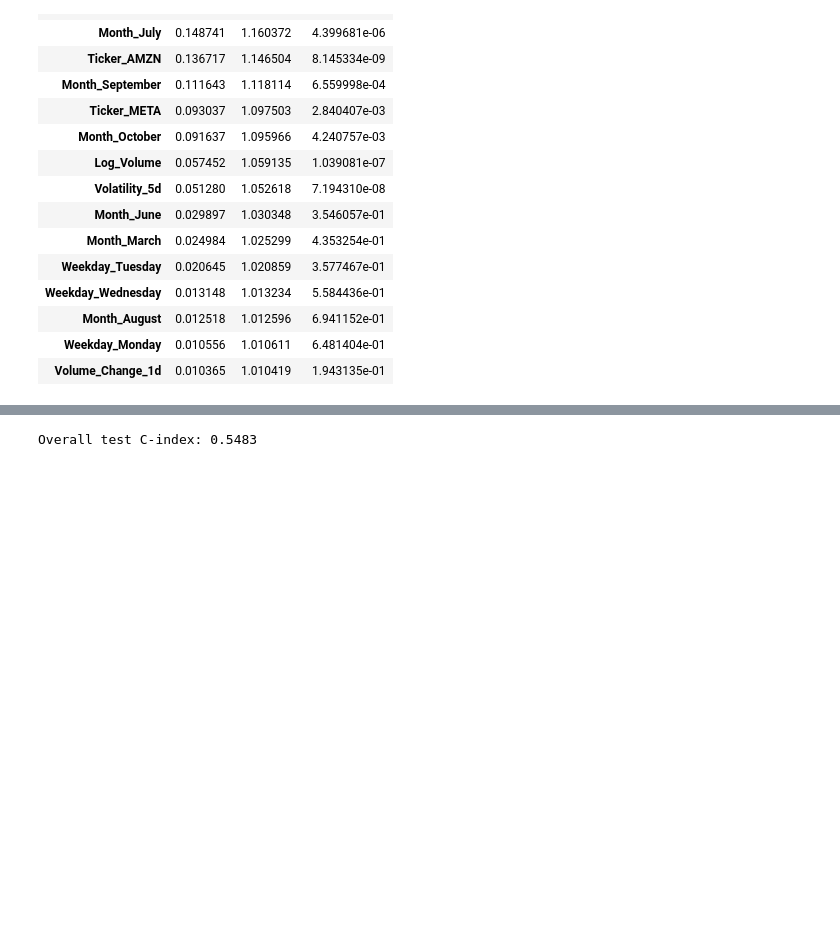
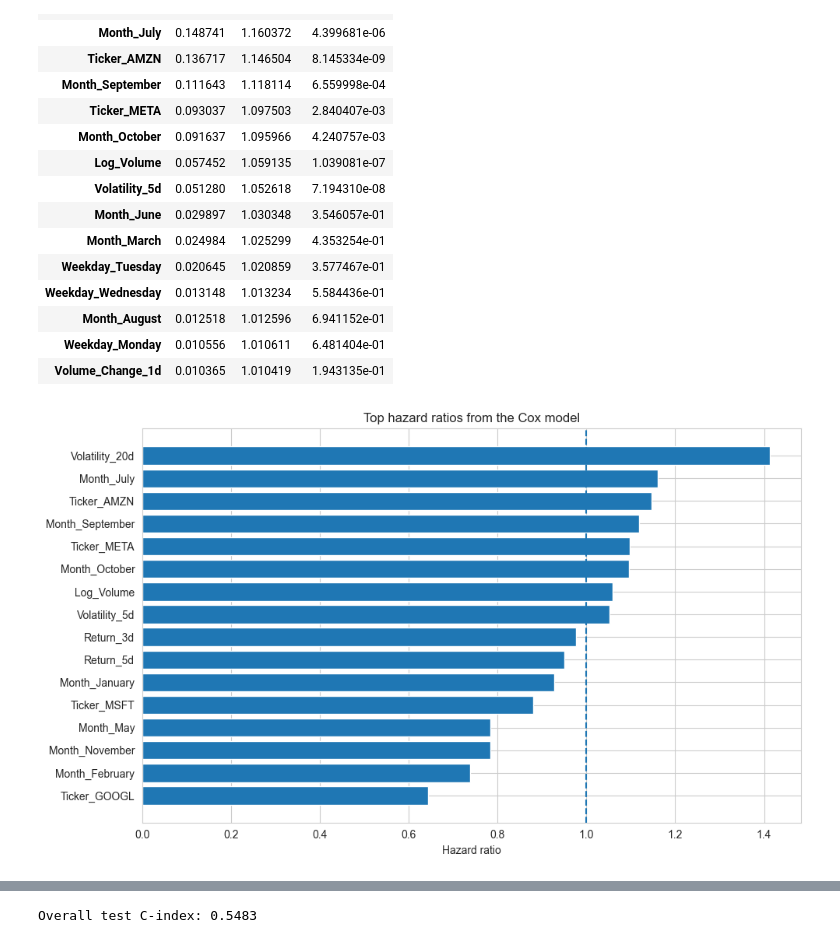
Before and after one commit to everyonehatesLin3lis/ts_project, a Jupyter notebook: 02_magic/03_models/03_survival.ipynb, the cells around one changed output, grey strips where cells are left out. Cells and saved outputs as stored; diff of their text form; code cells hidden in the pictures; blank space fills up the shorter version.

```diff
--- a/02_magic/03_models/03_survival.ipynb
+++ b/02_magic/03_models/03_survival.ipynb
@@ -285,3 +369,21 @@ cph.summary[["coef", "exp(coef)", "p"]].sort_values("coef", ascending=False).hea
 | Month_August | 0.012518 | 1.012596 | 6.941152e-01 |
 | Weekday_Monday | 0.010556 | 1.010611 | 6.481404e-01 |
 | Volume_Change_1d | 0.010365 | 1.010419 | 1.943135e-01 |
+# %%
+cox_summary = cph.summary.reset_index()[["covariate", "coef", "exp(coef)", "p"]]
+
+top_pos = cox_summary.sort_values("exp(coef)", ascending=False).head(8)
+top_neg = cox_summary.sort_values("exp(coef)", ascending=True).head(8)
+
+plot_df = pd.concat([top_neg, top_pos]).drop_duplicates().sort_values("exp(coef)")
+
+plt.figure(figsize=(10, 6))
+plt.barh(plot_df["covariate"], plot_df["exp(coef)"])
+plt.axvline(1, linestyle="--")
+plt.title("Top hazard ratios from the Cox model")
+plt.xlabel("Hazard ratio")
+plt.ylabel("")
+plt.tight_layout()
+plt.show()
+# %% [output]
+[figure, added]
```
Also changed, not shown: parts of 22 cells of this notebook.
